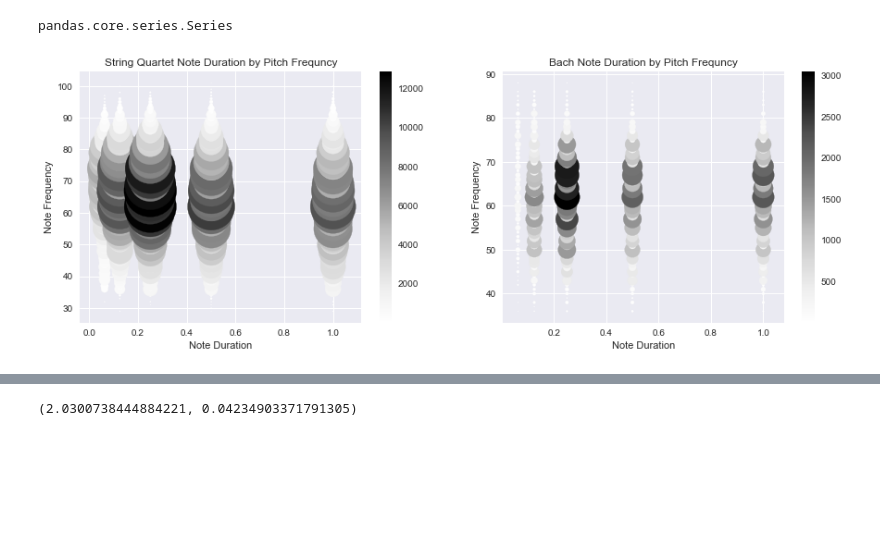
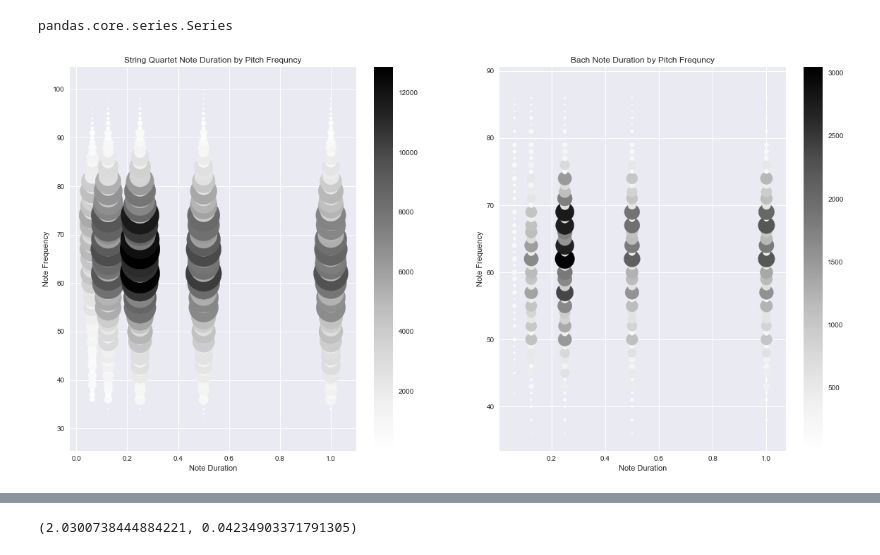
Before and after one commit to KKONZ/CDS, a Jupyter notebook: Capstone 1/Applied Inferential Statistics.ipynb, the cells around one changed output, grey strips where cells are left out. Saved outputs shown, nothing was run; the diff lists cells and outputs as text; code cells hidden in the pictures; blank space fills up the shorter version.

Commit message:
Updated IS and note plot

```diff
--- a/Capstone 1/Applied Inferential Statistics.ipynb
+++ b/Capstone 1/Applied Inferential Statistics.ipynb
@@ -132,30 +132,30 @@ pandas.core.series.Series
 # %%
 import seaborn as sns
 import matplotlib.pyplot as plt
 %matplotlib inline
-matplotlib.rcParams['figure.figsize'] = (15.0, 5.0)
+plt.rcParams['figure.figsize'] = (20.0, 10.0)
 
 plt.subplot(1, 2, 1)
 points = plt.scatter(StringsPD['NoteDuration']
             , StringsPD['NoteFreq']
             , c = StringsPD['Count']
             , s = (StringsPD['Count']/4))
 #plt.legend(['Count'], loc='upper right')
 plt.colorbar(points)
 plt.title("String Quartet Note Duration by Pitch Frequncy")
 plt.xlabel('Note Duration')
 plt.ylabel('Note Frequency')
 
 plt.subplot(1, 2, 2)
 points = plt.scatter(BachPD['NoteDuration']
             , BachPD['NoteFreq']
             , c = BachPD['Count']
             , s = (BachPD['Count']/4))
 
 plt.colorbar(points)
 plt.title("Bach Note Duration by Pitch Frequncy")
 plt.xlabel('Note Duration')
 plt.ylabel('Note Frequency')
 plt.savefig('FreqDurationCompare.png')
 # %% [output]
-[figure, old version]
+[figure, new version]
```
Also changed, not shown: parts of 2 cells of this notebook, 1 other file.
